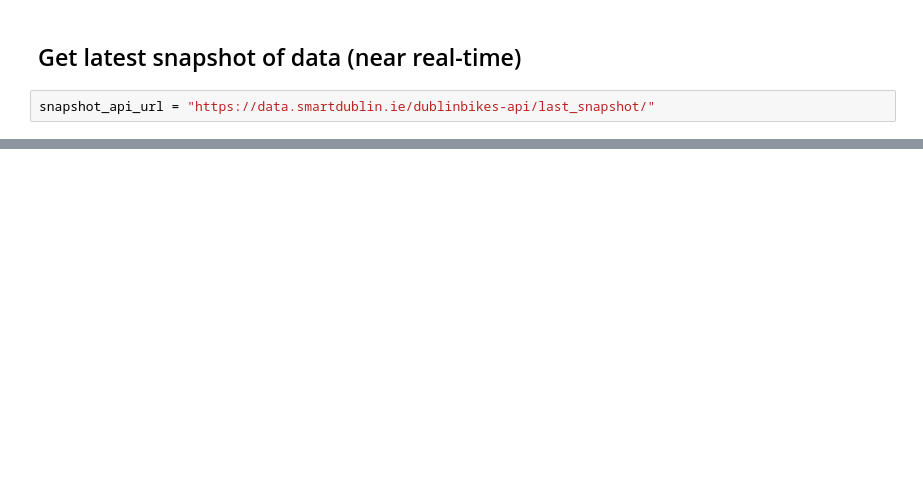
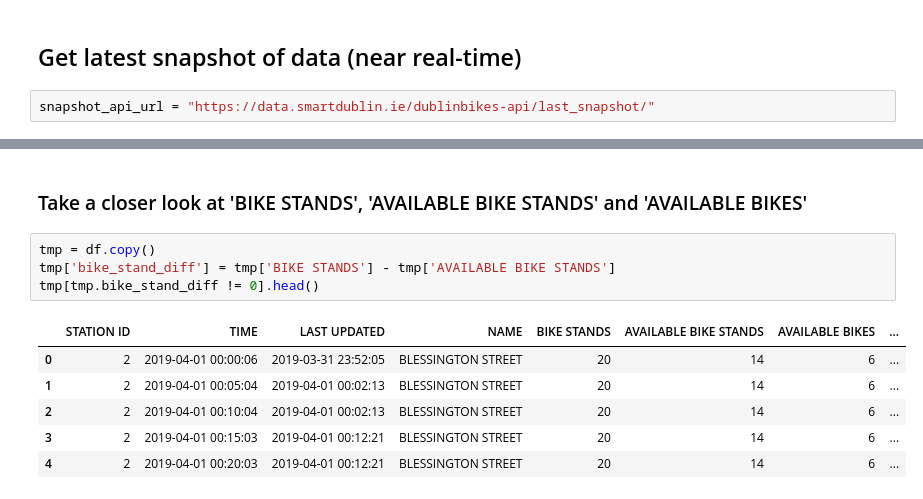
Before and after one commit to women-in-ai-ireland/Feb-2022-WaiPRACTICE-DubinBikesAnalysis, a Jupyter notebook: RMB_Initial_exploration.ipynb, the cells around one changed output, grey strips where cells are left out. Drawn from its saved outputs; the diff is of its cells as text; blank space fills up the shorter version.

```diff
--- a/RMB_Initial_exploration.ipynb
+++ b/RMB_Initial_exploration.ipynb
@@ -84,0 +332,13 @@ historic_df.head()
+# %% [markdown]
+### Take a closer look at 'BIKE STANDS', 'AVAILABLE BIKE STANDS' and 'AVAILABLE BIKES'
+# %%
+tmp = df.copy()
+tmp['bike_stand_diff'] = tmp['BIKE STANDS'] - tmp['AVAILABLE BIKE STANDS']
+tmp[tmp.bike_stand_diff != 0].head()
+# %% [output]
+|  | STATION ID | TIME | LAST UPDATED | NAME | BIKE STANDS | AVAILABLE BIKE STANDS | AVAILABLE BIKES | ... |
+| 0 | 2 | 2019-04-01 00:00:06 | 2019-03-31 23:52:05 | BLESSINGTON STREET | 20 | 14 | 6 | ... |
+| 1 | 2 | 2019-04-01 00:05:04 | 2019-04-01 00:02:13 | BLESSINGTON STREET | 20 | 14 | 6 | ... |
+| 2 | 2 | 2019-04-01 00:10:04 | 2019-04-01 00:02:13 | BLESSINGTON STREET | 20 | 14 | 6 | ... |
+| 3 | 2 | 2019-04-01 00:15:03 | 2019-04-01 00:12:21 | BLESSINGTON STREET | 20 | 14 | 6 | ... |
+| 4 | 2 | 2019-04-01 00:20:03 | 2019-04-01 00:12:21 | BLESSINGTON STREET | 20 | 14 | 6 | ... |
```
Also changed, not shown: parts of 44 cells of this notebook, 1 other file.
